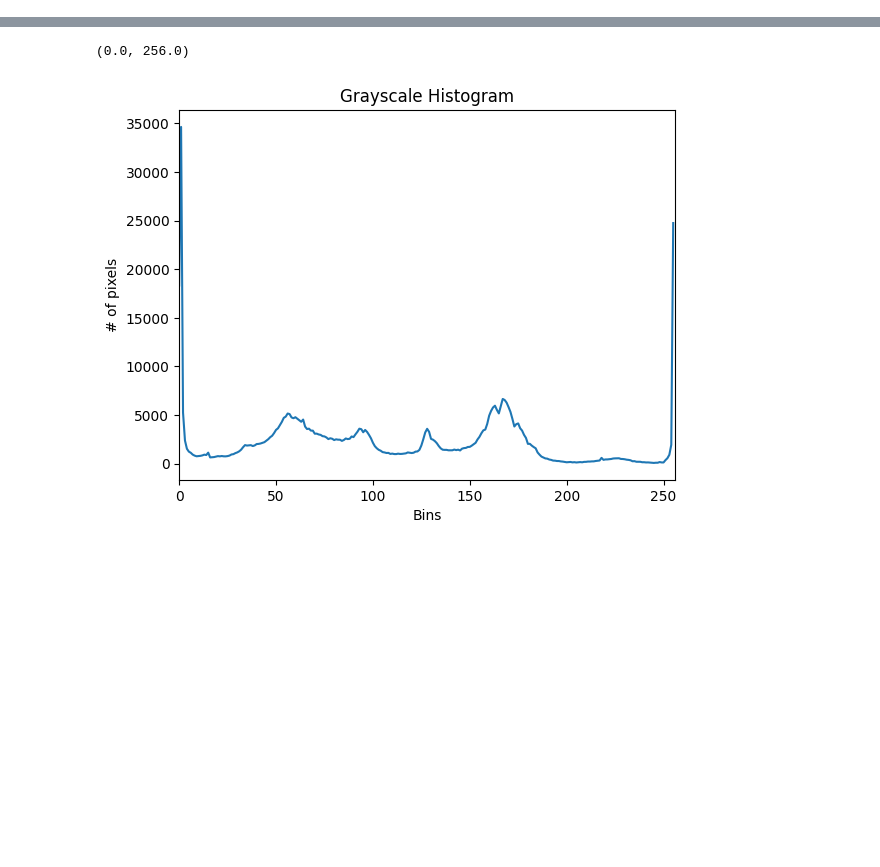
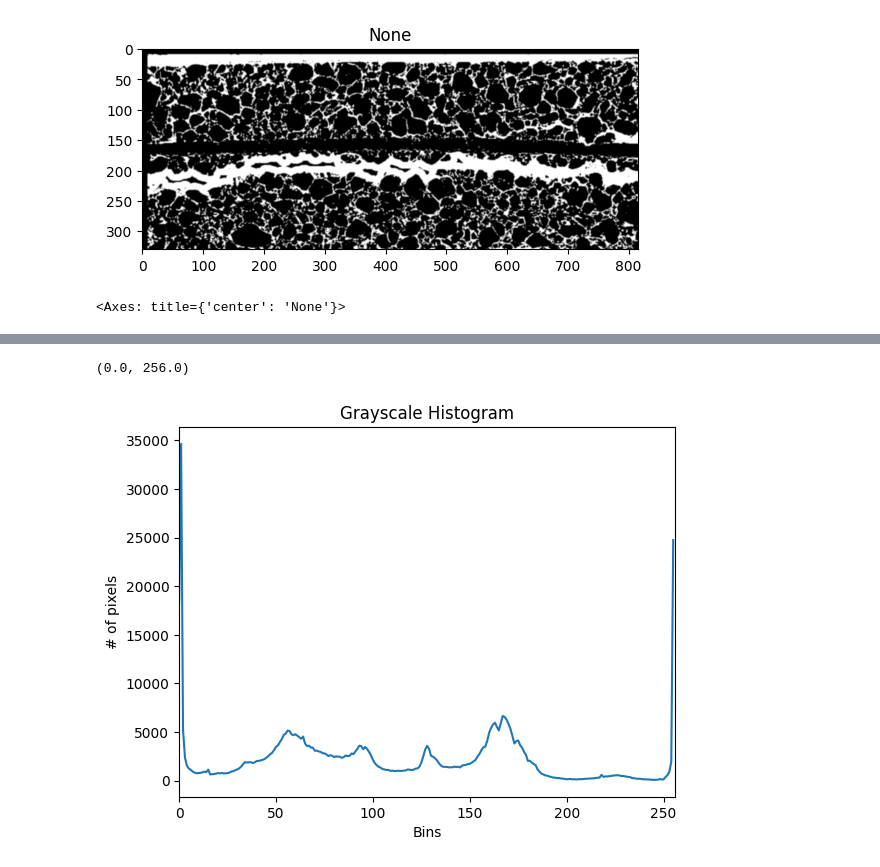
Before and after one commit to trunghth123/ImageProcessingLi, a Jupyter notebook: main.ipynb, the cells around one changed output, grey strips where cells are left out. Saved outputs shown, nothing was run; the diff lists cells and outputs as text; code cells hidden in the pictures; blank space fills up the shorter version.

```diff
--- a/main.ipynb
+++ b/main.ipynb
@@ -43,0 +52,20 @@ lines = probabilistic_hough_line(edges, threshold = 10
+# %%
+#Use watershed algo to find individual particle sizes - Trial
+kernel = np.ones((1,1), np.uint8)
+opening = cv2.morphologyEx(new_result, cv2.MORPH_OPEN, kernel, iterations=2)
+
+#Sure background area
+sure_bg = cv2.dilate(opening, kernel, iterations = 3)
+
+#Finding sure foreground area
+dist_transform = cv2.distanceTransform(opening, cv2.DIST_L2,5)
+ret, sure_fg = cv2.threshold(dist_transform, 0.7*dist_transform.max(), 255,0)
+
+#Finding unknown region
+sure_fg = np.uint8(sure_fg)
+unknown = cv2.subtract(sure_bg,sure_fg)
+
+show_image(unknown)
+# %% [output]
+[figure, added]
+<Axes: title={'center': 'None'}>
```
Also changed, not shown: parts of 10 cells of this notebook, 1 other file.
